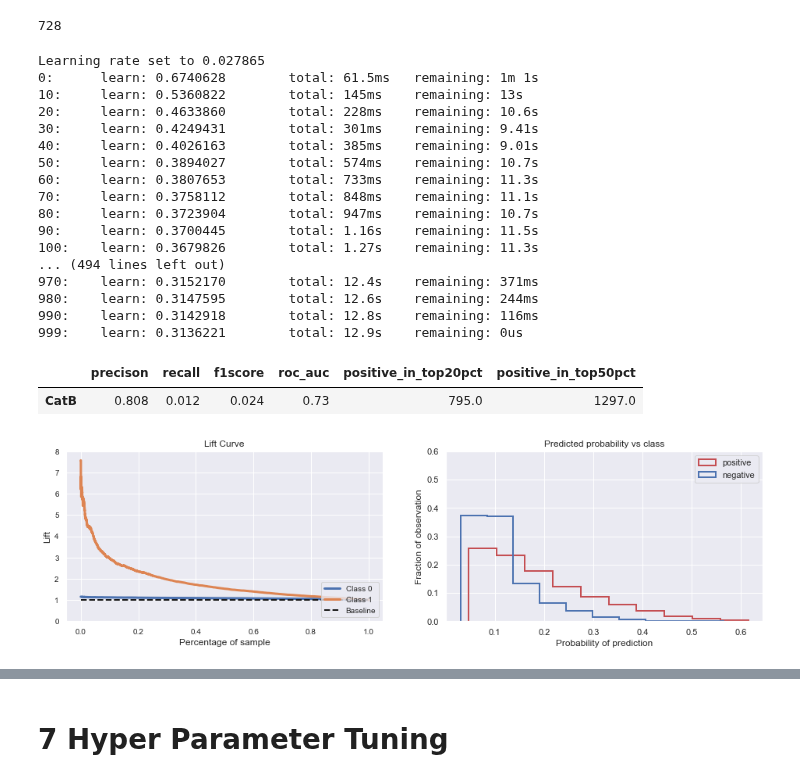
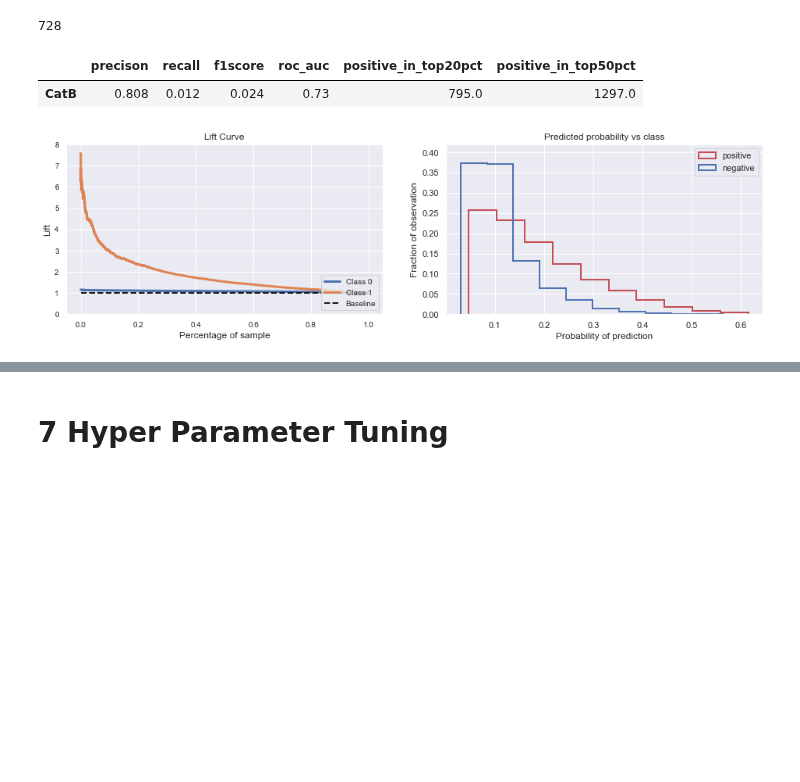
Before and after one commit to yoyo6022/Detecting_Potential_Candidate_Springboard_Capstone2, a Jupyter notebook: notebooks/Detecting Potential Candidate_Part3_Model CatBoost.ipynb, the cells around one changed output, grey strips where cells are left out. Drawn from its saved outputs; the diff is of its cells as text; code cells hidden in the pictures; blank space fills up the shorter version.

```diff
--- a/notebooks/Detecting Potential Candidate_Part3_Model CatBoost.ipynb
+++ b/notebooks/Detecting Potential Candidate_Part3_Model CatBoost.ipynb
@@ -123,7 +123,7 @@ def trainmodel_cv(model, n):
     for i, (train, test) in enumerate(cv.split(X_train, y_train)):
         X_train_fold, y_train_fold = X_train[train], y_train[train]
         X_test_fold, y_test_fold = X_train[test], y_train[test]
-        model.fit(X_train_fold, y_train_fold, cat_features = cat_features_indices, verbose=10)
+        model.fit(X_train_fold, y_train_fold, cat_features = cat_features_indices, silent=True)
 
     return model
 # %%
@@ -193,26 +193,9 @@ def liftcurve_probahisto_score(trainmethod, model, model_name, n, Xtest, ytest,
 
     return round(dataframe, 3)
 # %%
-liftcurve_probahisto_score(trainmodel_cv, CatBoostClassifier(), 'CatB', 5, X_train, y_train, 8, 0.6)
+liftcurve_probahisto_score(trainmodel_cv, CatBoostClassifier(), 'CatB', 5, X_train, y_train, 8, 0.42)
 # %% [output]
-Learning rate set to 0.027865
-0:      learn: 0.6740628        total: 61.5ms   remaining: 1m 1s
-10:     learn: 0.5360822        total: 145ms    remaining: 13s
-20:     learn: 0.4633860        total: 228ms    remaining: 10.6s
-30:     learn: 0.4249431        total: 301ms    remaining: 9.41s
-40:     learn: 0.4026163        total: 385ms    remaining: 9.01s
-50:     learn: 0.3894027        total: 574ms    remaining: 10.7s
-60:     learn: 0.3807653        total: 733ms    remaining: 11.3s
-70:     learn: 0.3758112        total: 848ms    remaining: 11.1s
-80:     learn: 0.3723904        total: 947ms    remaining: 10.7s
-90:     learn: 0.3700445        total: 1.16s    remaining: 11.5s
-100:    learn: 0.3679826        total: 1.27s    remaining: 11.3s
-... (494 lines left out)
-970:    learn: 0.3152170        total: 12.4s    remaining: 371ms
-980:    learn: 0.3147595        total: 12.6s    remaining: 244ms
-990:    learn: 0.3142918        total: 12.8s    remaining: 116ms
-999:    learn: 0.3136221        total: 12.9s    remaining: 0us
 |  | precison | recall | f1score | roc_auc | positive_in_top20pct | positive_in_top50pct |
 | CatB | 0.808 | 0.012 | 0.024 | 0.73 | 795.0 | 1297.0 |
-[figure, old version]
+[figure, new version]
 # %%
```
Also changed, not shown: parts of 6 cells of this notebook.
